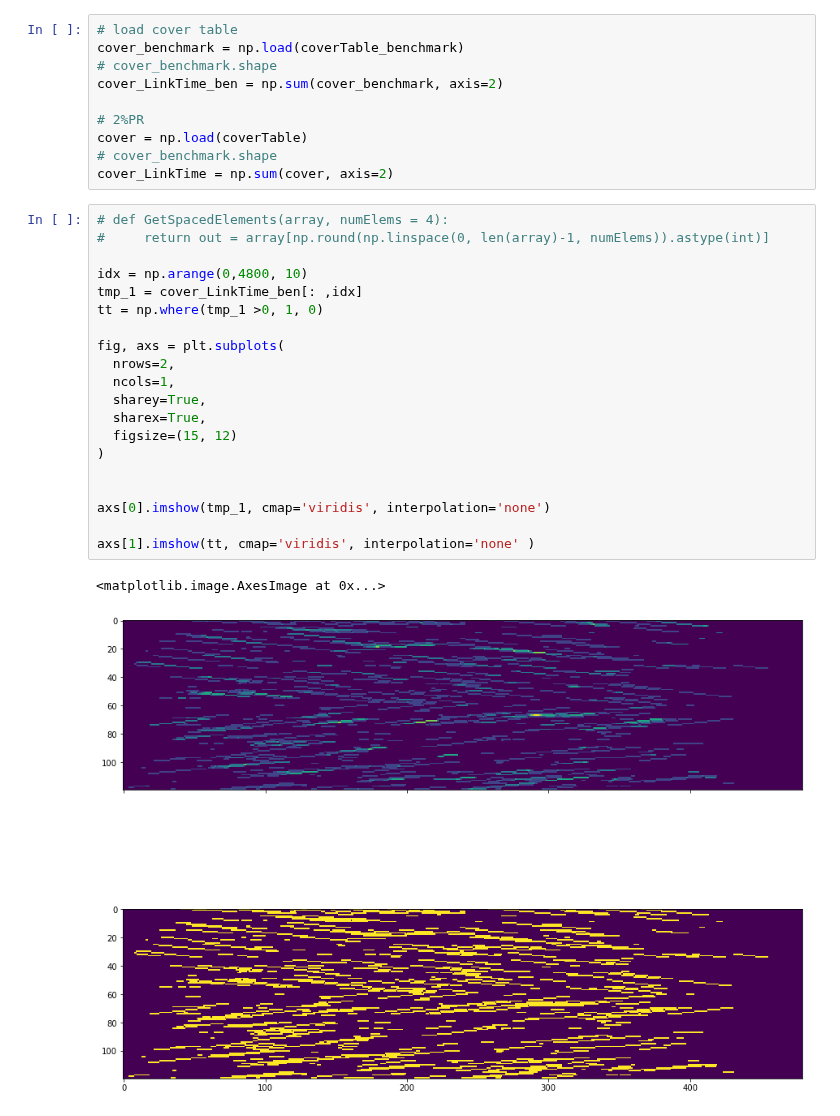
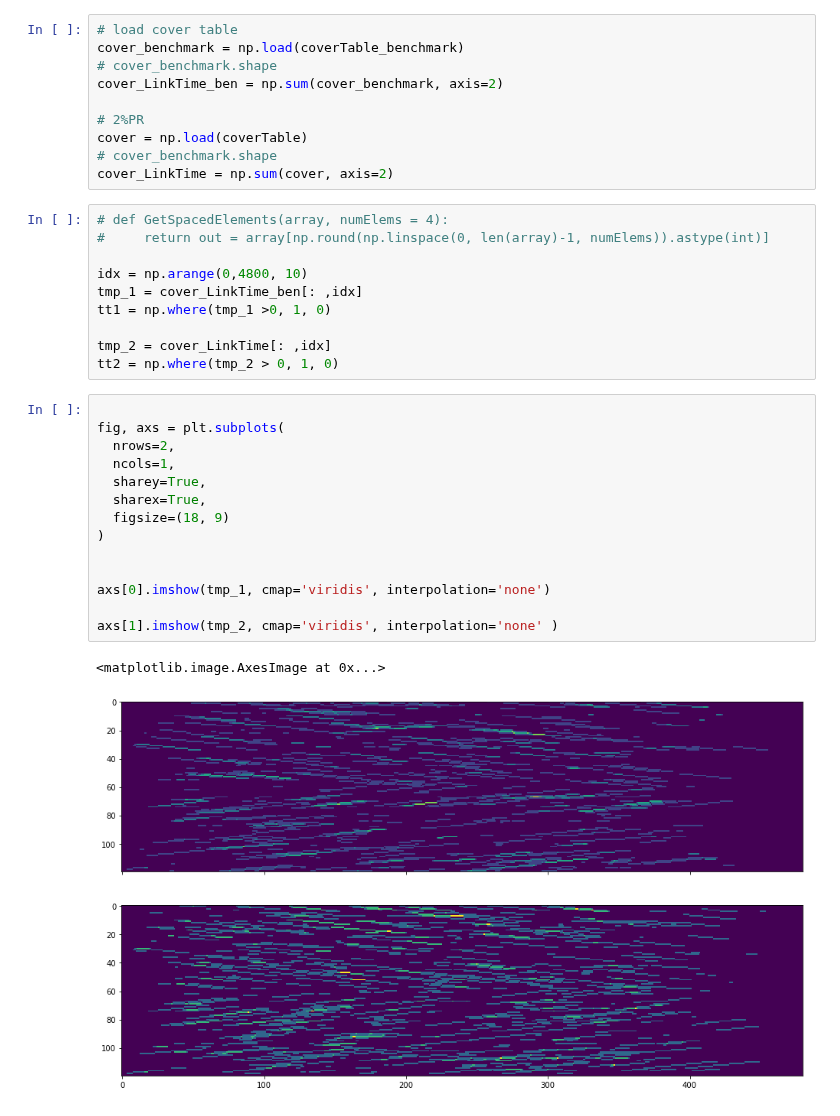
Before and after one commit to Dylan-Wyl10/RoboSense, a Jupyter notebook: analysis/coverAnalysis.ipynb, the cells around one changed output. Cells and saved outputs as stored; diff of their text form.

```diff
--- a/analysis/coverAnalysis.ipynb
+++ b/analysis/coverAnalysis.ipynb
@@ -17,27 +17,31 @@ cover_LinkTime_ben = np.sum(cover_benchmark, axis=2)
 cover = np.load(coverTable)
 # cover_benchmark.shape
 cover_LinkTime = np.sum(cover, axis=2)
+# %%
+# def GetSpacedElements(array, numElems = 4):
+#     return out = array[np.round(np.linspace(0, len(array)-1, numElems)).astype(int)]
+
+idx = np.arange(0,4800, 10)
+tmp_1 = cover_LinkTime_ben[: ,idx]
+tt1 = np.where(tmp_1 >0, 1, 0)
+
+tmp_2 = cover_LinkTime[: ,idx]
+tt2 = np.where(tmp_2 > 0, 1, 0)
 # %%
-# def GetSpacedElements(array, numElems = 4):
-#     return out = array[np.round(np.linspace(0, len(array)-1, numElems)).astype(int)]
-
-idx = np.arange(0,4800, 10)
-tmp_1 = cover_LinkTime_ben[: ,idx]
-tt = np.where(tmp_1 >0, 1, 0)
 
 fig, axs = plt.subplots(
   nrows=2,
   ncols=1,
   sharey=True,
   sharex=True,
-  figsize=(15, 12)
+  figsize=(18, 9)
 )
 
 
 axs[0].imshow(tmp_1, cmap='viridis', interpolation='none')
 
-axs[1].imshow(tt, cmap='viridis', interpolation='none' )
+axs[1].imshow(tmp_2, cmap='viridis', interpolation='none' )
 # %% [output]
 <matplotlib.image.AxesImage at 0x...>
-[figure, old version]
+[figure, new version]
 # %%
```
Also changed, not shown: parts of 2 cells of this notebook, 1 other file.
